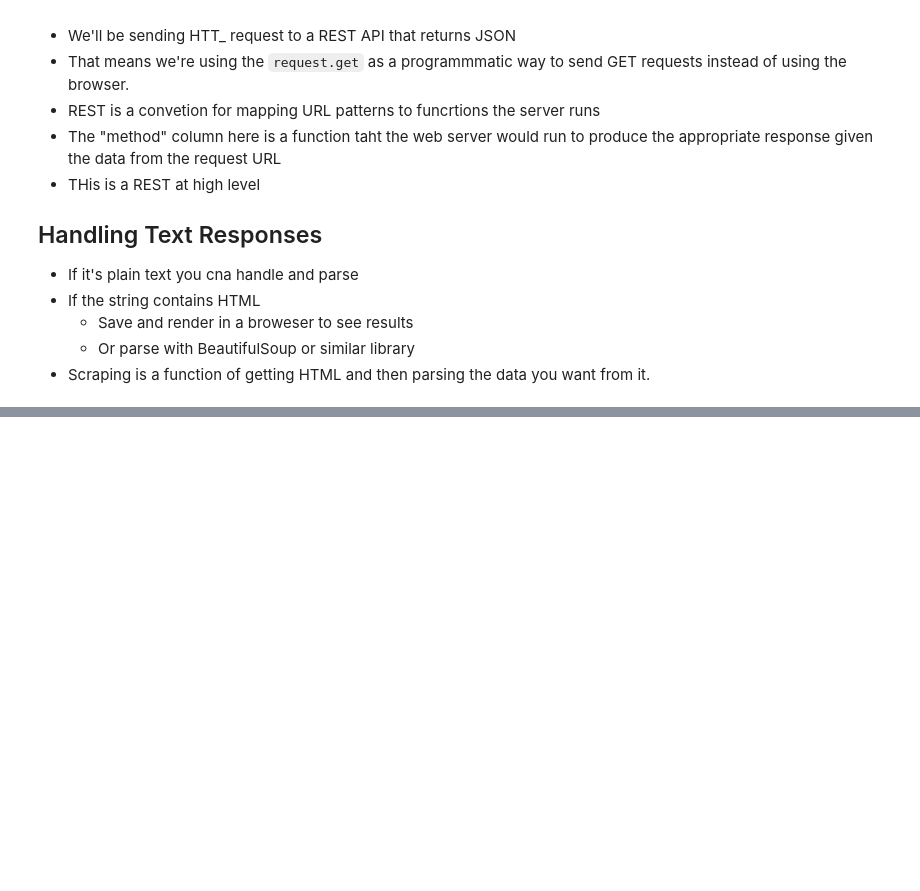
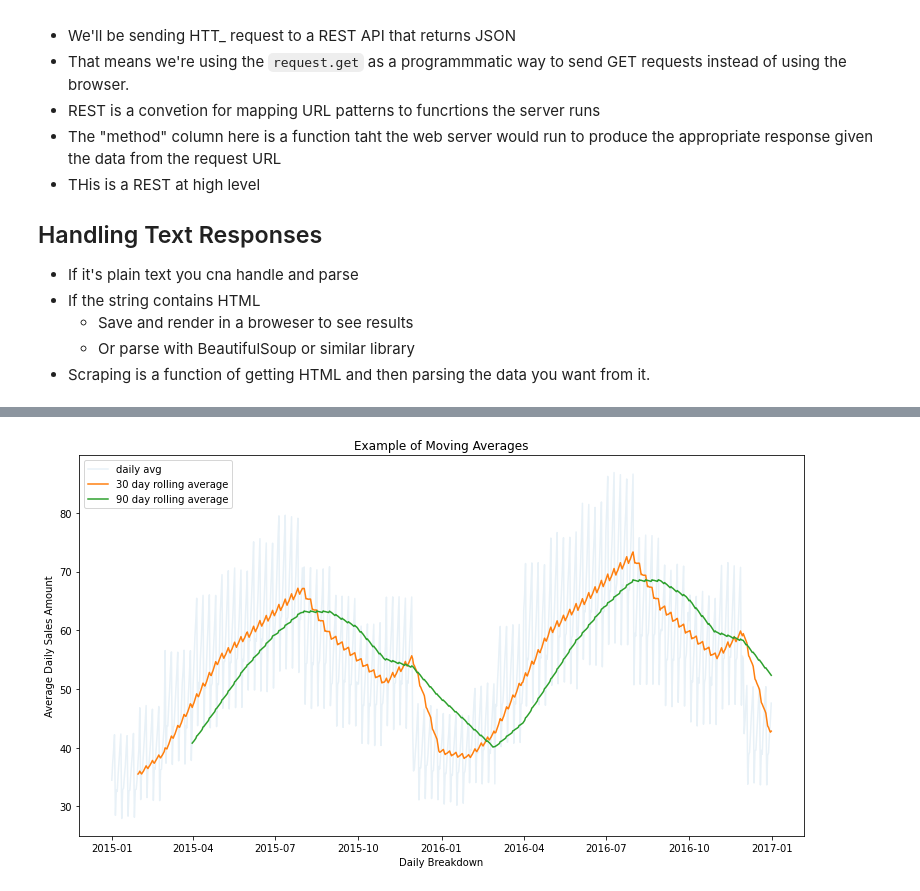
Before and after one commit to guedanie/ds-methodologies-exercises, a Jupyter notebook: time_series/time_series_class_notes.ipynb, the cells around one changed output, grey strips where cells are left out. Saved outputs shown, nothing was run; the diff lists cells and outputs as text; code cells hidden in the pictures; blank space fills up the shorter version.

```diff
--- a/time_series/time_series_class_notes.ipynb
+++ b/time_series/time_series_class_notes.ipynb
@@ -90,0 +379,21 @@ import pandas as pd
+# %%
+rolling_example = pd.DataFrame()
+
+rolling_example["daily_average"] = df.loc["2015":"2016"].groupby("sale_date").sale_amount.mean()
+rolling_example["30_day_avg"] = rolling_example.daily_average.rolling(30).mean()
+rolling_example["90_day_avg"] = rolling_example.daily_average.rolling(90).mean()
+
+plt.figure(figsize=(13, 7))
+plt.title("Example of Moving Averages")
+plt.xlabel("Daily Breakdown")
+plt.ylabel("Average Daily Sales Amount")
+
+# It's useful to lower the alpha/opacity to reduce the noise
+plt.plot(rolling_example.index, rolling_example.daily_average, alpha=0.1)
+
+plt.plot(rolling_example.index, rolling_example["30_day_avg"])
+plt.plot(rolling_example.index, rolling_example["90_day_avg"])
+plt.legend(['daily avg', '30 day rolling average','90 day rolling average'], loc='upper left')
+plt.show()
+# %% [output]
+[figure, added]
```
Also changed, not shown: parts of 33 cells of this notebook.
